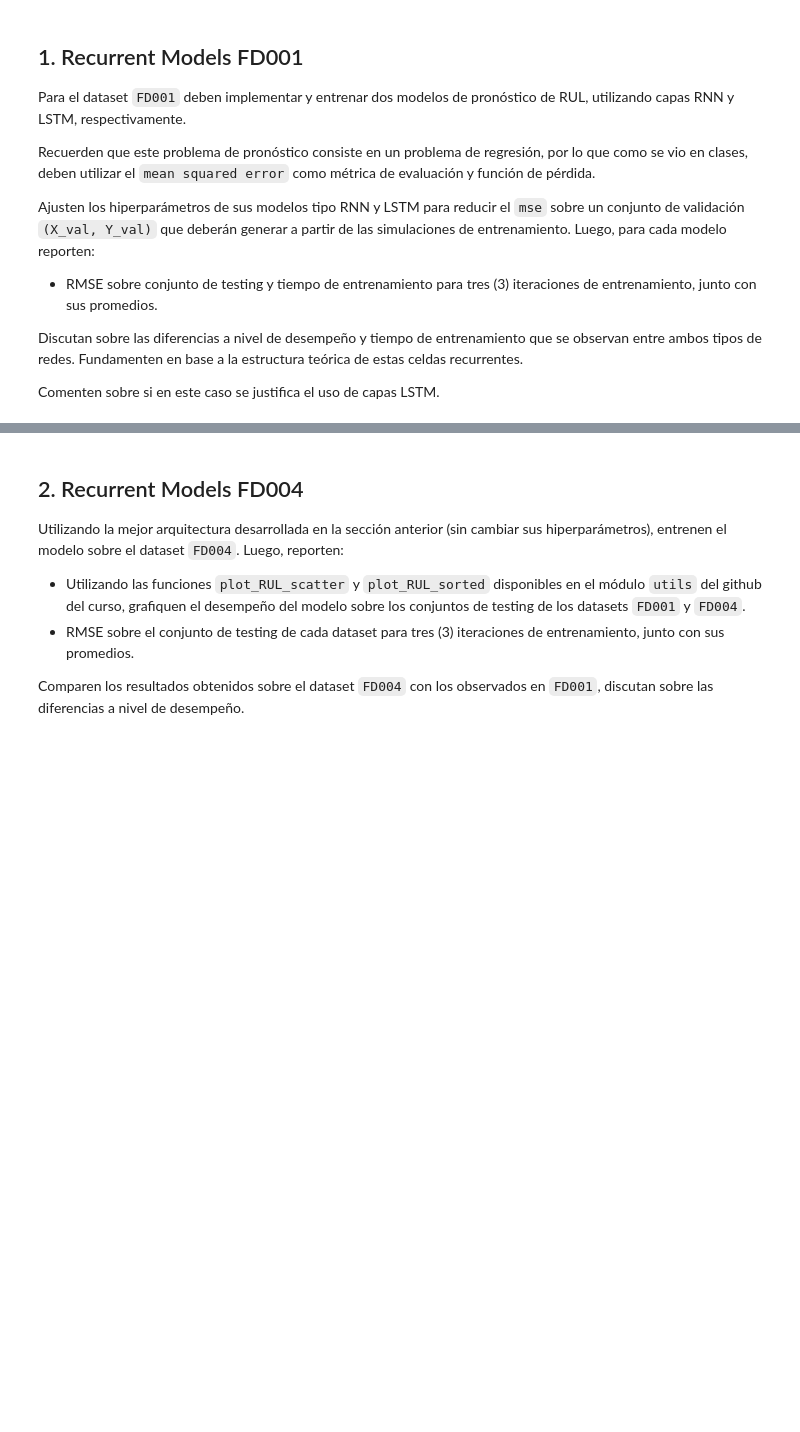
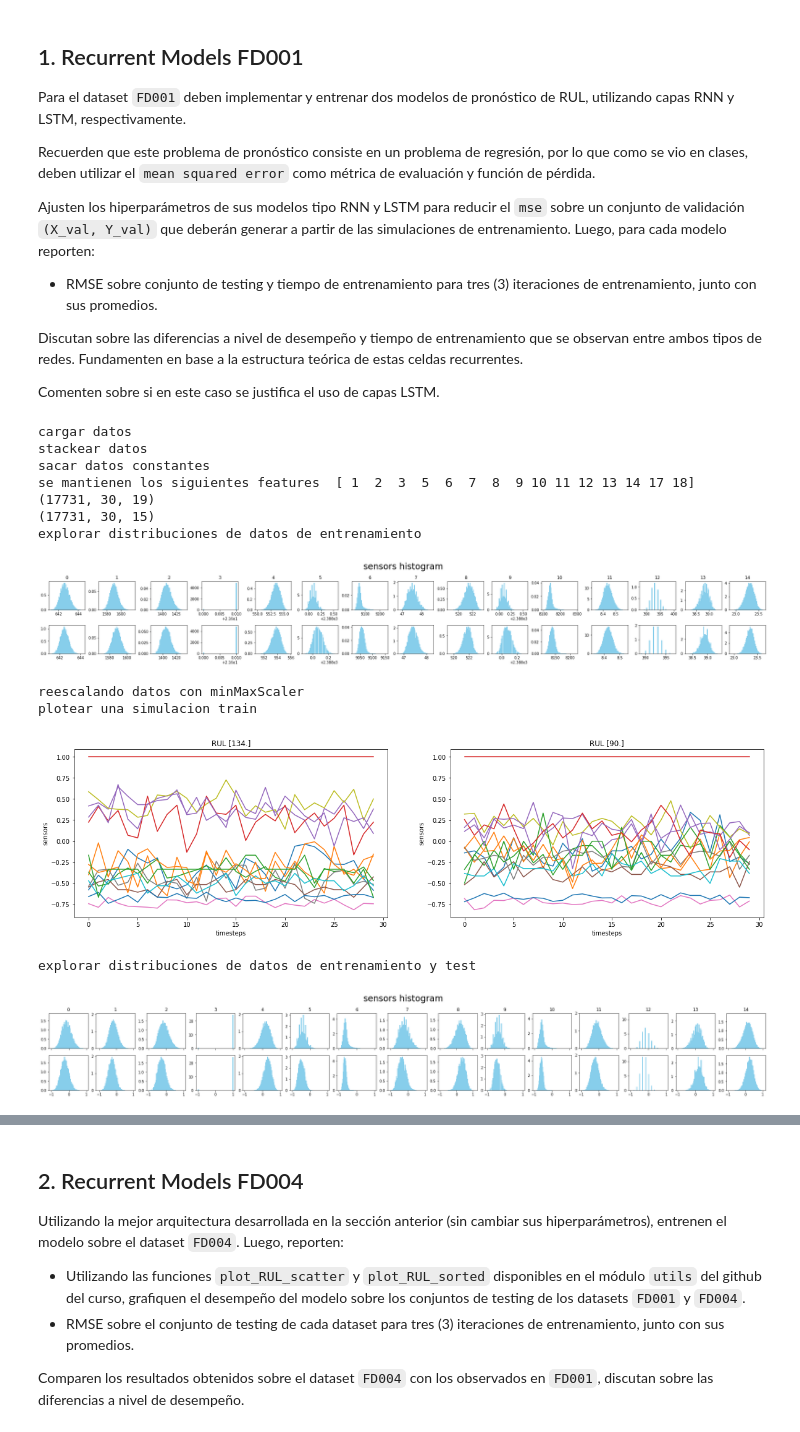
Before and after one commit to MartinVIllesca/ME7260-Aprendizaje-Profundo-en-Diagnostico-y-Pronostico-de-Fallas, a Jupyter notebook: t3/tarea_03.ipynb, the cells around one changed output, grey strips where cells are left out. Drawn from its saved outputs; the diff is of its cells as text; code cells hidden in the pictures; blank space fills up the shorter version.

```diff
--- a/t3/tarea_03.ipynb
+++ b/t3/tarea_03.ipynb
@@ -339,7 +252,3 @@ def plot_RUL_scatter(Y_true, Y_pred, eps=0.05, figsize=(12, 5), title='', **karg
     plt.ylabel('Predicted RUL')
     plt.show()
     return None
-# %%
-X_train, Y_train, X_test, Y_test = processData(dataset)
-
-n_features = X_train.shape[2]
@@ -367,6 +425,27 @@ Ajusten los hiperparámetros de sus modelos tipo RNN y LSTM para reducir el `mse
 Discutan sobre las diferencias a nivel de desempeño y tiempo de entrenamiento que se observan entre ambos tipos de redes. Fundamenten en base a la estructura teórica de estas celdas recurrentes.
 
 Comenten sobre si en este caso se justifica el uso de capas LSTM.
+# %%
+# cargar archivo npz
+dataset = np.load('/content/datasets/CMAPSS_FD001_raw.npz', allow_pickle=True)
+
+X_train, Y_train, X_test, Y_test, X_test2, Y_test2 = processData(dataset)
+
+n_features = X_train.shape[2]
+# %% [output]
+cargar datos
+stackear datos
+sacar datos constantes
+se mantienen los siguientes features  [ 1  2  3  5  6  7  8  9 10 11 12 13 14 17 18]
+(17731, 30, 19)
+(17731, 30, 15)
+explorar distribuciones de datos de entrenamiento
+[figure, added]
+reescalando datos con minMaxScaler
+plotear una simulacion train
+[figure, added]
+explorar distribuciones de datos de entrenamiento y test
+[figure, added]
 # %%
 import keras
 from keras.models import Sequential
```
Also changed, not shown: parts of 25 cells of this notebook.
